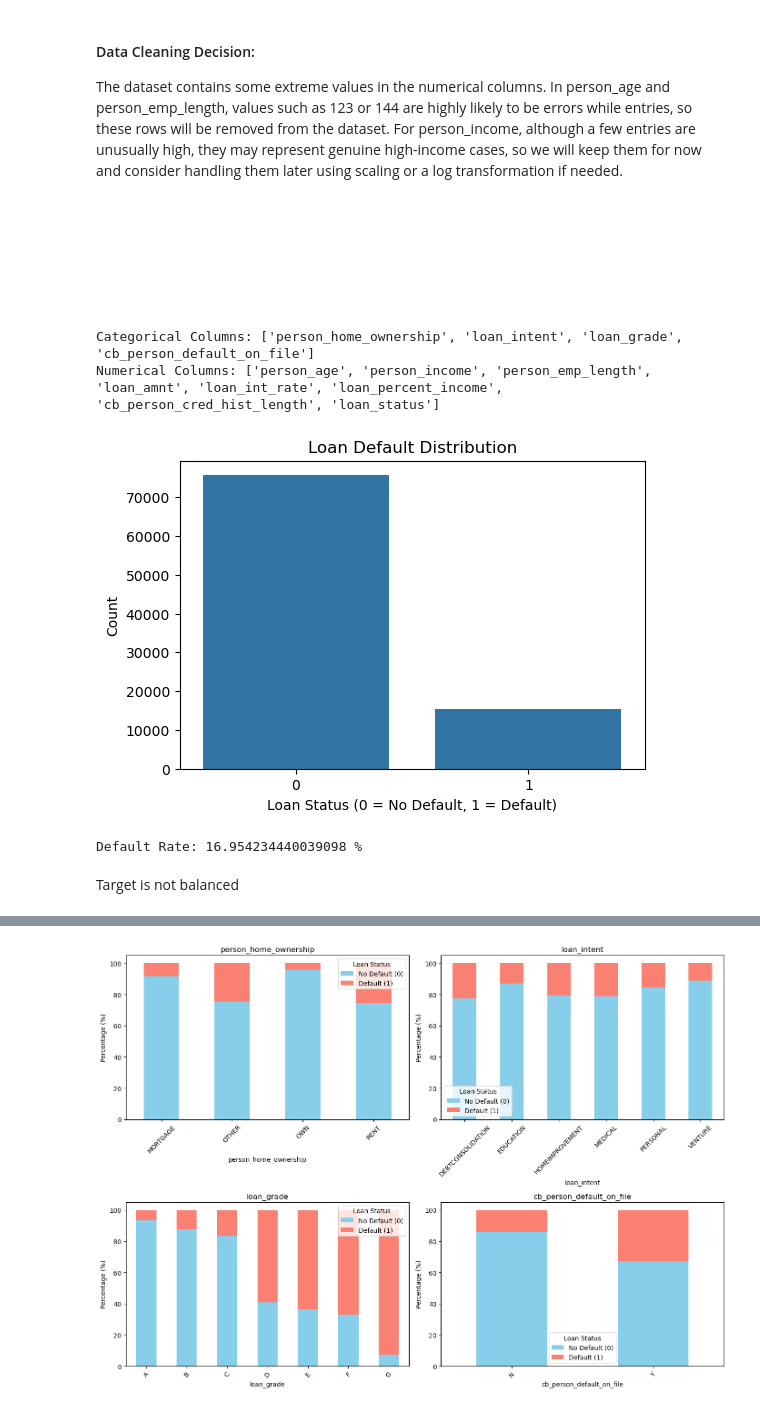
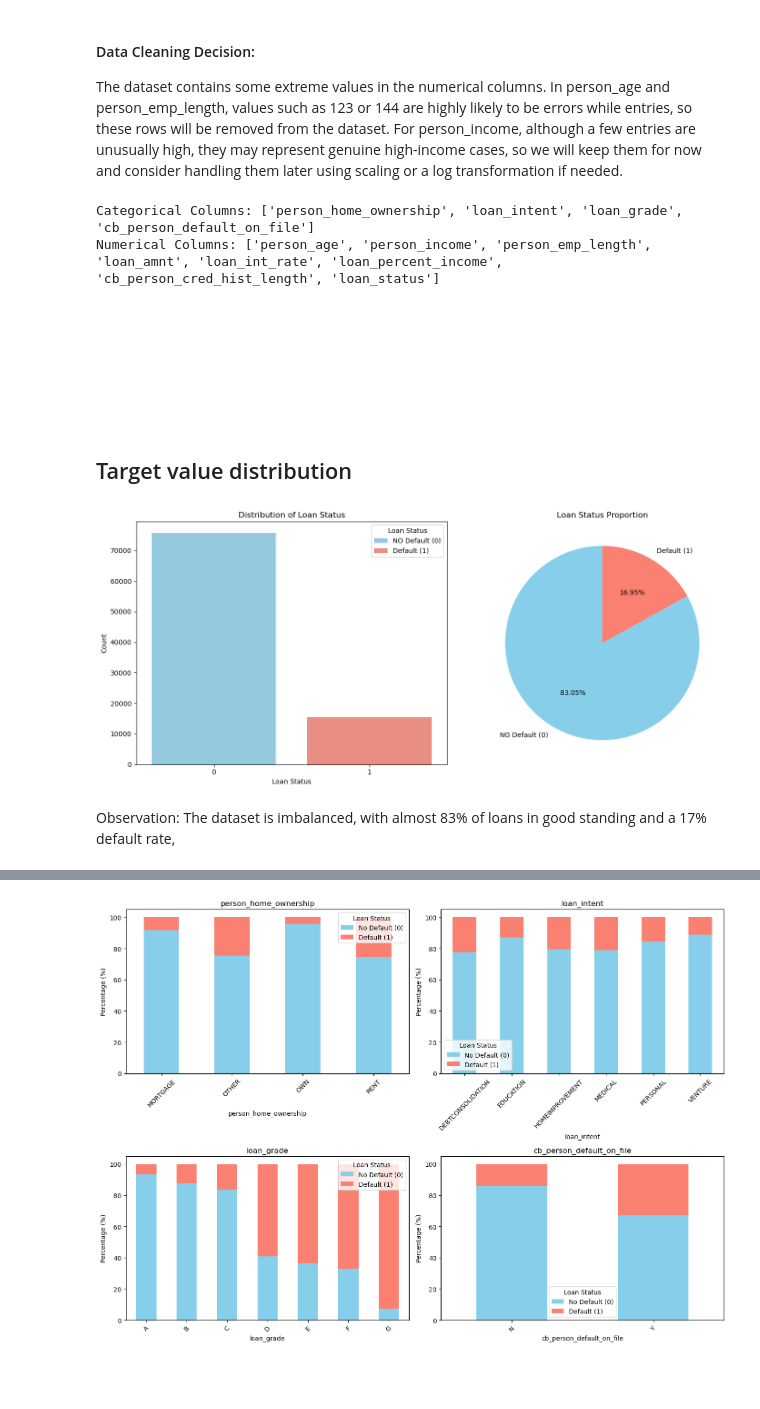
Before and after one commit to aymankhan555/loan_approval_prediction, a Jupyter notebook: notebooks/1.EDA_&_cleaning.ipynb, the cells around one changed output, grey strips where cells are left out. Saved outputs shown, nothing was run; the diff lists cells and outputs as text; code cells hidden in the pictures; blank space fills up the shorter version.

```diff
--- a/notebooks/1.EDA_&_cleaning.ipynb
+++ b/notebooks/1.EDA_&_cleaning.ipynb
@@ -170,34 +170,38 @@ The dataset contains some extreme values in the numerical columns. In person_age
 # %%
 df=df[df['person_age'] <= 100]
 df=df[df['person_emp_length'] <= 60]
+# %%
+
+cat_cols = df.select_dtypes(include=['object']).columns.tolist()
+num_cols = df.select_dtypes(include=['int64', 'float64']).columns.drop(['id']).tolist()
+
+print("Categorical Columns:", cat_cols)
+print("Numerical Columns:", num_cols)
+# %% [output]
+Categorical Columns: ['person_home_ownership', 'loan_intent', 'loan_grade', 'cb_person_default_on_file']
+Numerical Columns: ['person_age', 'person_income', 'person_emp_length', 'loan_amnt', 'loan_int_rate', 'loan_percent_income', 'cb_person_cred_hist_length', 'loan_status']
 # %% [markdown]
-# <div style="text-align:center; border-radius:15px; padding:15px; margin:0; font-size:100%; font-family: 'Arial Black', Arial, sans-serif; text-shadow: 2px 2px 5px rgba(0,0,0,0.7); background: linear-gradient(90deg, #0f2027, #203a43, #2c5364); overflow:hidden; box-shadow:0 2px 5px rgba(0, 0, 0, 0.3); color:white;"><b>1.5 EDA
+# <div style="text-align:center; border-radius:15px; padding:15px; margin:0; font-size:100%; font-family: 'Arial Black', Arial, sans-serif; text-shadow: 2px 2px 5px rgba(0,0,0,0.7); background: linear-gradient(90deg, #0f2027, #203a43, #2c5364); overflow:hidden; box-shadow:0 2px 5px rgba(0, 0, 0, 0.3); color:white;"><b>1.5 Univariate Analysis
 </b></div>
-# %%
-
-cat_cols = df.select_dtypes(include=['object']).columns.tolist()
-num_cols = df.select_dtypes(include=['int64', 'float64']).columns.drop(['id']).tolist()
-
-print("Categorical Columns:", cat_cols)
-print("Numerical Columns:", num_cols)
-# %% [output]
-Categorical Columns: ['person_home_ownership', 'loan_intent', 'loan_grade', 'cb_person_default_on_file']
-Numerical Columns: ['person_age', 'person_income', 'person_emp_length', 'loan_amnt', 'loan_int_rate', 'loan_percent_income', 'cb_person_cred_hist_length', 'loan_status']
+# %% [markdown]
+## Target value distribution
 # %%
-# Target variable distribution
-plt.figure(figsize=(6,4))
+fig , axes = plt.subplots(1,2, figsize=(14,6))
 
-sns.countplot(data=df, x="loan_status")
+colors = ['skyblue', 'salmon']
+sns.countplot(data=df,x='loan_status', ax=axes[0], palette=colors,hue='loan_status')
+axes[0].set_title('Distribution of Loan Status')
+axes[0].set_xlabel('Loan Status')
+axes[0].set_ylabel('Count')
+axes[0].legend(title='Loan Status', labels=['NO Default (0)', 'Default (1)'])
 
-plt.title("Loan Default Distribution")
-plt.xlabel("Loan Status (0 = No Default, 1 = Default)")
-plt.ylabel("Count")
+status_counts = df['loan_status'].value_counts().sort_index()
+axes[1].pie(status_counts, labels=["NO Default (0)", "Default (1)"], autopct='%1.2f%%', colors=colors, startangle=90)
+axes[1].set_title('Loan Status Proportion')
 
+plt.tight_layout()
 plt.show()
-
-print("Default Rate:", df["loan_status"].mean()*100,"%")
 # %% [output]
-[figure, old version]
+[figure, new version]
-Default Rate: 16.954234440039098 %
 # %% [markdown]
-Target is not balanced
+Observation: The dataset is imbalanced, with almost 83% of loans in good standing and a 17% default rate,
```
Also changed, not shown: parts of 12 cells of this notebook.
